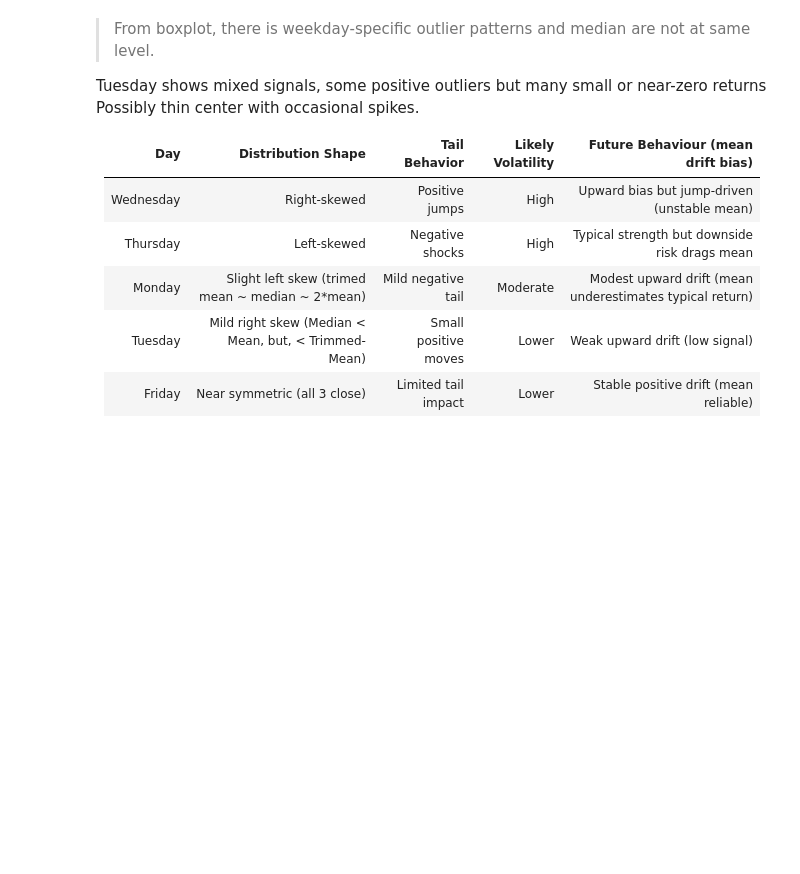
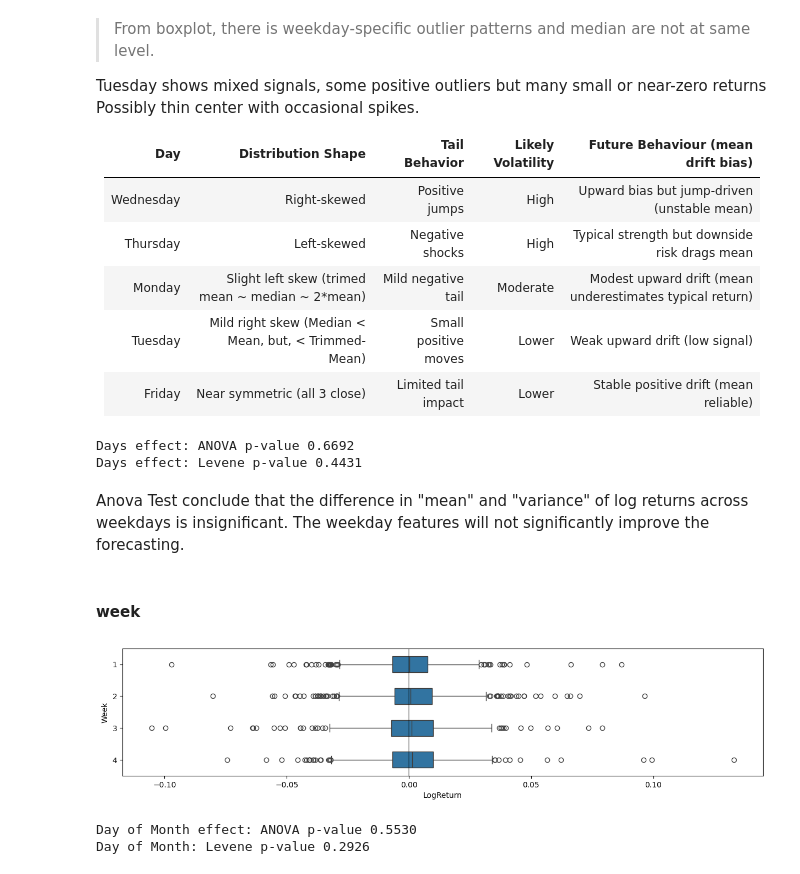
Before and after one commit to shashankgarewal/Time-Series-Analysis-Forecasting, a Jupyter notebook: notebooks/02_eda_analysis.ipynb, the cells around one changed output. Cells and saved outputs as stored; diff of their text form; code cells hidden in the pictures; blank space fills up the shorter version.

Commit message:
Add Calendar Effect - Day Week Month Seasonal Checks

```diff
--- a/notebooks/02_eda_analysis.ipynb
+++ b/notebooks/02_eda_analysis.ipynb
@@ -535,15 +534,15 @@ From our analysis, as ACF is mostly flat and decomposition had weak sesonality,
 
 Given our horizon of ~15 years, only week and monthly calendar effects. For yearly effect, we will end up with only 10-15 records (1 per year) are insufficient.
 # %%
-df['day'] = df.index.day_name()
-df['month'] = df.index.month
-df['week_no'] = df.index.day_of_week
+df['Day'] = df.index.day_name()
+df['Month'] = df.index.month
+df['Week'] = df.index.day_of_week
 
 order = ['Monday', 'Tuesday', 'Wednesday', 'Thursday', 'Friday']
-df['day'] = pd.Categorical(df['day'], categories=order, ordered=True)
+df['Day'] = pd.Categorical(df['Day'], categories=order, ordered=True)
 
 order = list(range(1, 13))
-df['month'] = pd.Categorical(df['month'], categories=order, ordered=True)
+df['Month'] = pd.Categorical(df['Month'], categories=order, ordered=True)
 
 order = list(range(1, 5))
-df['week_no'] = pd.Categorical(df['week_no'], categories=order, ordered=True)
+df['Week'] = pd.Categorical(df['Week'], categories=order, ordered=True)
@@ -596,3 +593,43 @@ Friday     0.001193  0.001254   0.001281
 | Monday    | Slight left skew (trimed mean ~ median ~ 2*mean)  | Mild negative tail   | Moderate          | Modest upward drift (mean underestimates typical return) |
 | Tuesday   | Mild right skew (Median < Mean, but, < Trimmed-Mean)   | Small positive moves | Lower             | Weak upward drift (low signal)                           |
 | Friday    | Near symmetric (all 3 close)    | Limited tail impact  | Lower             | Stable positive drift (mean reliable)                    |
+# %%
+groups = [group['LogReturn'].dropna().values
+          for name, group in df.groupby('Day')]
+
+# ANOVA
+f_stat, p_anova = stats.f_oneway(*groups)
+print(f"Days effect: ANOVA p-value {p_anova:.4f}")
+
+# Levene
+w_stat, p_levene = stats.levene(*groups)
+print(f"Days effect: Levene p-value {p_levene:.4f}")
+# %% [output]
+Days effect: ANOVA p-value 0.6692
+Days effect: Levene p-value 0.4431
+# %% [markdown]
+Anova Test conclude that the difference in "mean" and "variance" of log returns across weekdays is insignificant. The weekday features will not significantly improve the forecasting.
+# %% [markdown]
+#### week
+# %%
+# box plot
+plt.figure(figsize=(15, 3))
+sns.boxplot(df, y='Week', x='LogReturn', width=0.5)
+plt.axvline(x=0, color='black', alpha=0.3)
+plt.show()
+# %% [output]
+[figure, added]
+# %%
+groups = [group['LogReturn'].dropna().values
+          for name, group in df.groupby('Week')]
+
+# ANOVA
+f_stat, p_anova = stats.f_oneway(*groups)
+print(f"Day of Month effect: ANOVA p-value {p_anova:.4f}")
+
+# Levene
+w_stat, p_levene = stats.levene(*groups)
+print(f"Day of Month: Levene p-value {p_levene:.4f}")
+# %% [output]
+Day of Month effect: ANOVA p-value 0.5530
+Day of Month: Levene p-value 0.2926
```
Also changed, not shown: parts of 39 cells of this notebook.
